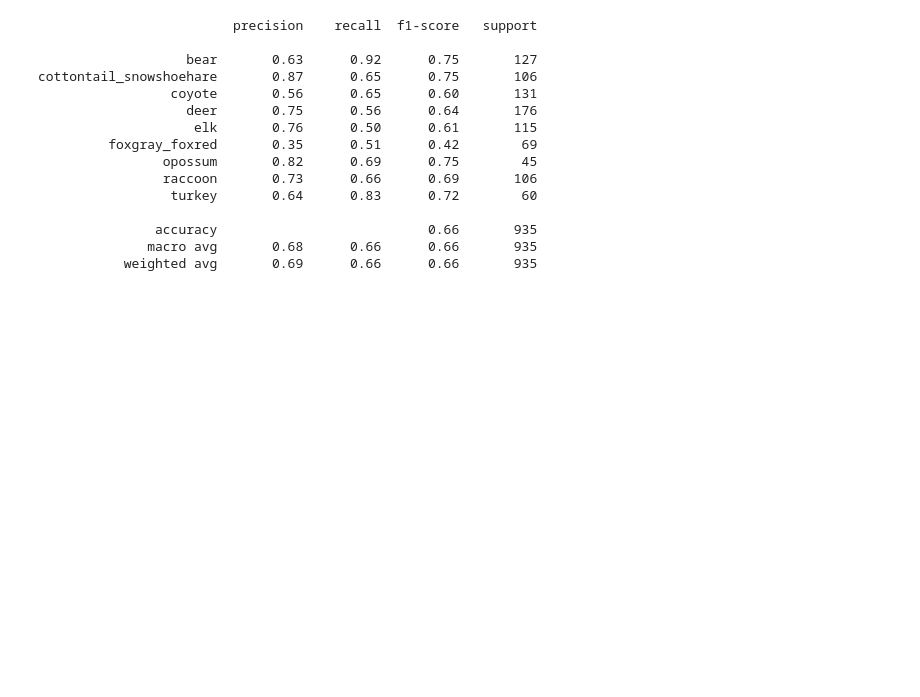
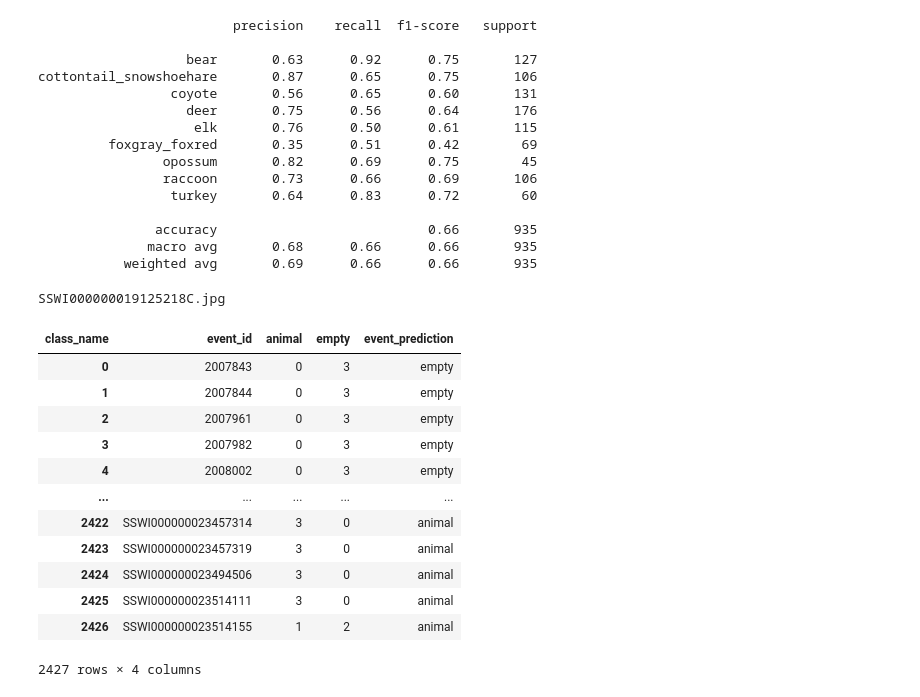
Before and after one commit to jroshanucb/capstone, a Jupyter notebook: ensemble/Ensemble Predictions.ipynb, the cells around one changed output. Cells and saved outputs as stored; diff of their text form; code cells hidden in the pictures; blank space fills up the shorter version.

Commit message:
Ensemble work

```diff
--- a/ensemble/Ensemble Predictions.ipynb
+++ b/ensemble/Ensemble Predictions.ipynb
@@ -106,3 +108,45 @@ yolo_stage_1_prediction_grouped = pd.pivot_table(yolo_stage_1_prediction_df, ind
               columns = 'class_name',
               values = 'class',
               aggfunc=len, fill_value=0).reset_index()
+# %%
+top_path = '/Users/sleung2/Documents/MIDS Program/capstone/ensemble/phase 1-blank/'
+yolo_file = 'phase1_yolo.txt'
+effnet_file = 'phase1_efficientnetb0_classifications.json'
+# %%
+def images_to_events(image_df, image_id_col = 'id'):
+    '''Convert images to events'''
+
+    return image_df['id'].apply(lambda x: x[:-5] if 'SSWI' in x else x.split('_')[0])
+
+def group_events(prediction_image_df):
+    '''Convert predictions in terms of events'''
+    prediction_event_df = pd.pivot_table(prediction_image_df, index = 'event_id',
+              columns = 'class_name',
+              values = 'class',
+              aggfunc=len, fill_value=0).reset_index() #len(x.unique())).fillna(0)
+    return prediction_event_df
+
+def interpret_event_predictions(prediction_event_df):
+    return prediction_event_df.apply(lambda x : 'empty' if x['animal'] == 0 else 'animal', axis = 1)
+
+## YOLO
+
+
+with open(top_path + yolo_file, 'r') as f:
+    blank_yolo_lines = f.readlines()
+
+yolo_image_prediction_list = []
+yolo_blank_prediction_list = []
+
+
+for line in blank_yolo_lines:
+
+    image_name = line.split('Filename: ')[1].split('.jpg;')[0]
+    prediction = line.split('.jpg;')[1].split('; Bbox[list]')[0]
+    yolo_image_prediction_list.append(image_name)
+    yolo_blank_prediction_list.append(prediction)
+
+yolo_stage_1_prediction_df = pd.DataFrame({'id': yolo_image_prediction_list, 'image_prediction': yolo_blank_prediction_list})
+
+#Create necessary columns
+yolo_stage_1_prediction_df['event_id'] = images_to_events(yolo_stage_1_prediction_df)
@@ -460,0 +581,17 @@ cottontail_snowshoehare       0.87      0.65      0.75       106
+# %%
+with open(top_path + yolo_file, 'r') as f:
+    blank_yolo_lines = f.readlines()
+
+yolo_image_prediction_list = []
+yolo_blank_prediction_list = []
+
+
+for line in blank_yolo_lines:
+
+    image_name = line.split('Filename: ')[1].split('; ')[0]
+    print(image_name)
+    prediction = line.split('; ')[1].split('; Bbox[list]')[0]
+    print(prediction)
+    break
+# %% [output]
+SSWI000000019125218C.jpg
@@ -460,0 +600,16 @@ cottontail_snowshoehare       0.87      0.65      0.75       106
+# %%
+effnet_stage_1_grouped
+# %% [output]
+| class_name | event_id | animal | empty | event_prediction |
+| 0 | 2007843 | 0 | 3 | empty |
+| 1 | 2007844 | 0 | 3 | empty |
+| 2 | 2007961 | 0 | 3 | empty |
+| 3 | 2007982 | 0 | 3 | empty |
+| 4 | 2008002 | 0 | 3 | empty |
+| ... | ... | ... | ... | ... |
+| 2422 | SSWI000000023457314 | 3 | 0 | animal |
+| 2423 | SSWI000000023457319 | 3 | 0 | animal |
+| 2424 | SSWI000000023494506 | 3 | 0 | animal |
+| 2425 | SSWI000000023514111 | 3 | 0 | animal |
+| 2426 | SSWI000000023514155 | 1 | 2 | animal |
+2427 rows × 4 columns
```
Also changed, not shown: parts of 8 cells of this notebook, 2 other files.
